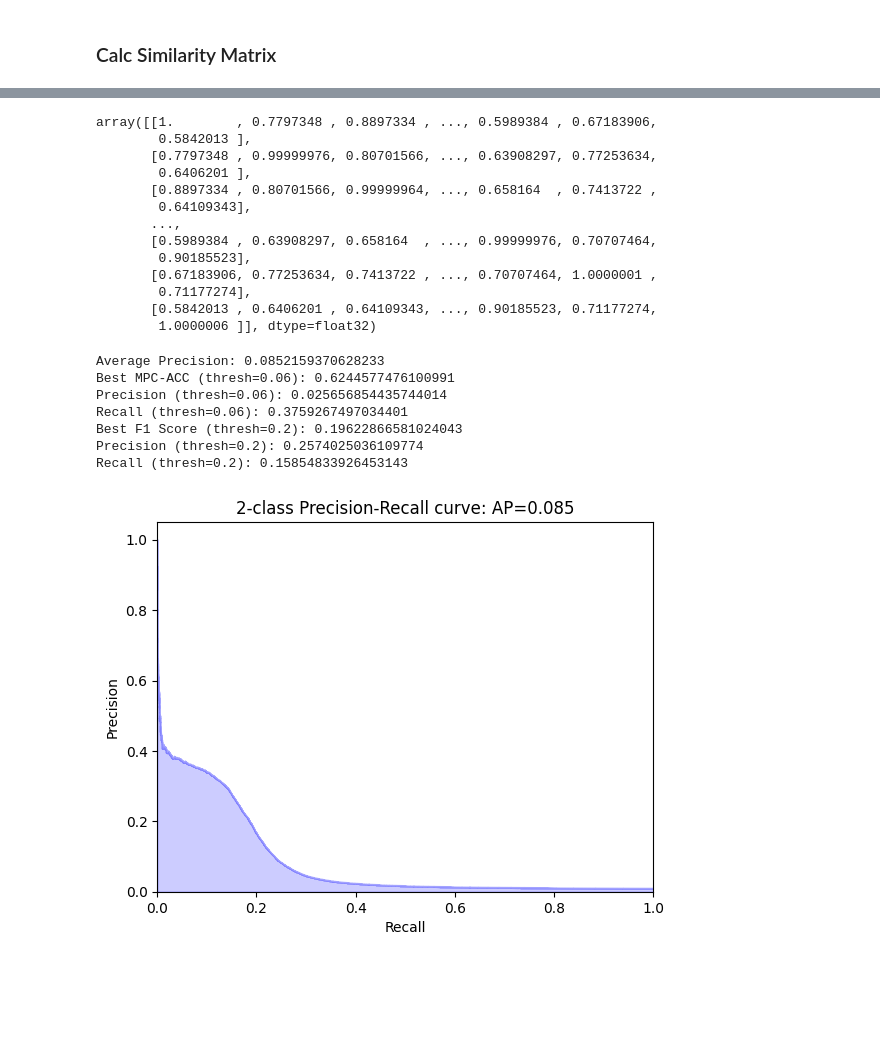
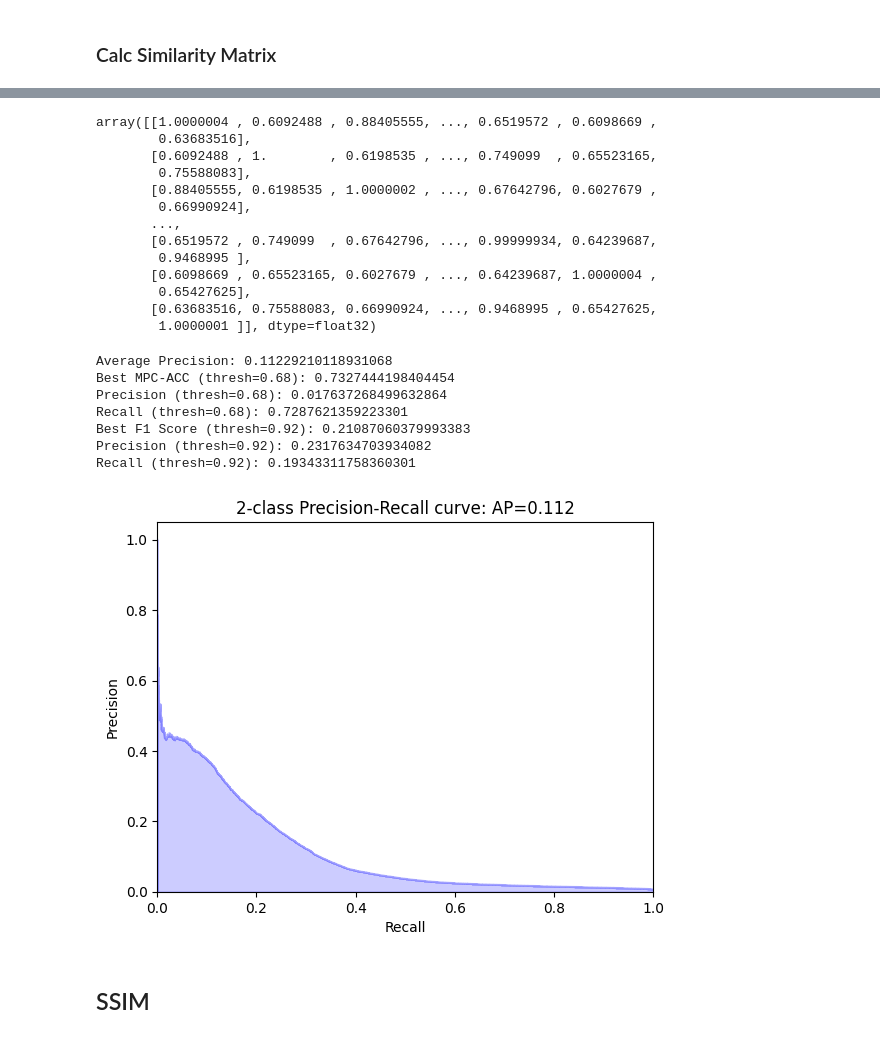
Before and after one commit to shubham-rateria/cs-5785-final-project, a Jupyter notebook: loop-closure.ipynb, the cells around one changed output, grey strips where cells are left out. Saved outputs shown, nothing was run; the diff lists cells and outputs as text; code cells hidden in the pictures; blank space fills up the shorter version.

```diff
--- a/loop-closure.ipynb
+++ b/loop-closure.ipynb
@@ -134,6 +134,6 @@ def get_dataset(name, debug=False):
         raise ValueError('Invalid dataset name: {}.'.format(name))
     return imgs, gt
 # %%
-imgs, gt = get_dataset("city")
+imgs, gt = get_dataset("college")
 print(f"Loaded imgs: {imgs.shape}, gt: {gt.shape}")
 # %% [output]
@@ -333,7 +333,7 @@ tensor([[1.0079e+00, 4.3899e-01, 4.9953e-01, 3.1358e-01, 6.7923e-01, 1.3620e-01,
 from sklearn.model_selection import train_test_split
 # %%
 # Define the pickle file path
-pickle_file = './data/embeddings_resnet34_city.pkl'
+pickle_file = './data/embeddings_resnet34.pkl'
 
 # Check if the pickle file exists
 if os.path.exists(pickle_file):
@@ -403,7 +403,7 @@ Calculate and store the PCA
 # embeddings.reshape(embeddings.shape[0], -1)[0]
 # %%
 # Define the pickle file path
-pickle_file = './data/pca_resnet_34_city.pkl'
+pickle_file = './data/pca_resnet_34.pkl'
 pca_dim = 256
 
 # Check if the pickle file exists
@@ -558,19 +558,19 @@ Computing similarity matrix...
 # %%
 sim
 # %% [output]
-array([[1.        , 0.7797348 , 0.8897334 , ..., 0.5989384 , 0.67183906,
-        0.5842013 ],
-       [0.7797348 , 0.99999976, 0.80701566, ..., 0.63908297, 0.77253634,
-        0.6406201 ],
-       [0.8897334 , 0.80701566, 0.99999964, ..., 0.658164  , 0.7413722 ,
-        0.64109343],
+array([[1.0000004 , 0.6092488 , 0.88405555, ..., 0.6519572 , 0.6098669 ,
+        0.63683516],
+       [0.6092488 , 1.        , 0.6198535 , ..., 0.749099  , 0.65523165,
+        0.75588083],
+       [0.88405555, 0.6198535 , 1.0000002 , ..., 0.67642796, 0.6027679 ,
+        0.66990924],
        ...,
-       [0.5989384 , 0.63908297, 0.658164  , ..., 0.99999976, 0.70707464,
-        0.90185523],
-       [0.67183906, 0.77253634, 0.7413722 , ..., 0.70707464, 1.0000001 ,
-        0.71177274],
-       [0.5842013 , 0.6406201 , 0.64109343, ..., 0.90185523, 0.71177274,
-        1.0000006 ]], dtype=float32)
+       [0.6519572 , 0.749099  , 0.67642796, ..., 0.99999934, 0.64239687,
+        0.9468995 ],
+       [0.6098669 , 0.65523165, 0.6027679 , ..., 0.64239687, 1.0000004 ,
+        0.65427625],
+       [0.63683516, 0.75588083, 0.66990924, ..., 0.9468995 , 0.65427625,
+        1.0000001 ]], dtype=float32)
 # %%
 from sklearn.metrics import precision_recall_curve, average_precision_score, precision_score, recall_score, f1_score
 # %%
@@ -687,11 +764,13 @@ def compute_and_plot_scores(sim, gt, model_name):
 # %%
-compute_and_plot_scores(sim, gt, "resnet_city_without_pca")
+compute_and_plot_scores(sim, gt, "resnet_college_without_pca")
 # %% [output]
-Average Precision: 0.0852159370628233
-Best MPC-ACC (thresh=0.06): 0.6244577476100991
-Precision (thresh=0.06): 0.025656854435744014
-Recall (thresh=0.06): 0.3759267497034401
-Best F1 Score (thresh=0.2): 0.19622866581024043
-Precision (thresh=0.2): 0.2574025036109774
-Recall (thresh=0.2): 0.15854833926453143
+Average Precision: 0.11229210118931068
+Best MPC-ACC (thresh=0.68): 0.7327444198404454
+Precision (thresh=0.68): 0.017637268499632864
+Recall (thresh=0.68): 0.7287621359223301
+Best F1 Score (thresh=0.92): 0.21087060379993383
+Precision (thresh=0.92): 0.2317634703934082
+Recall (thresh=0.92): 0.19343311758360301
-[figure, old version]
+[figure, new version]
+# %% [markdown]
+## SSIM
```
Also changed, not shown: parts of 23 cells of this notebook, 8 other files.
